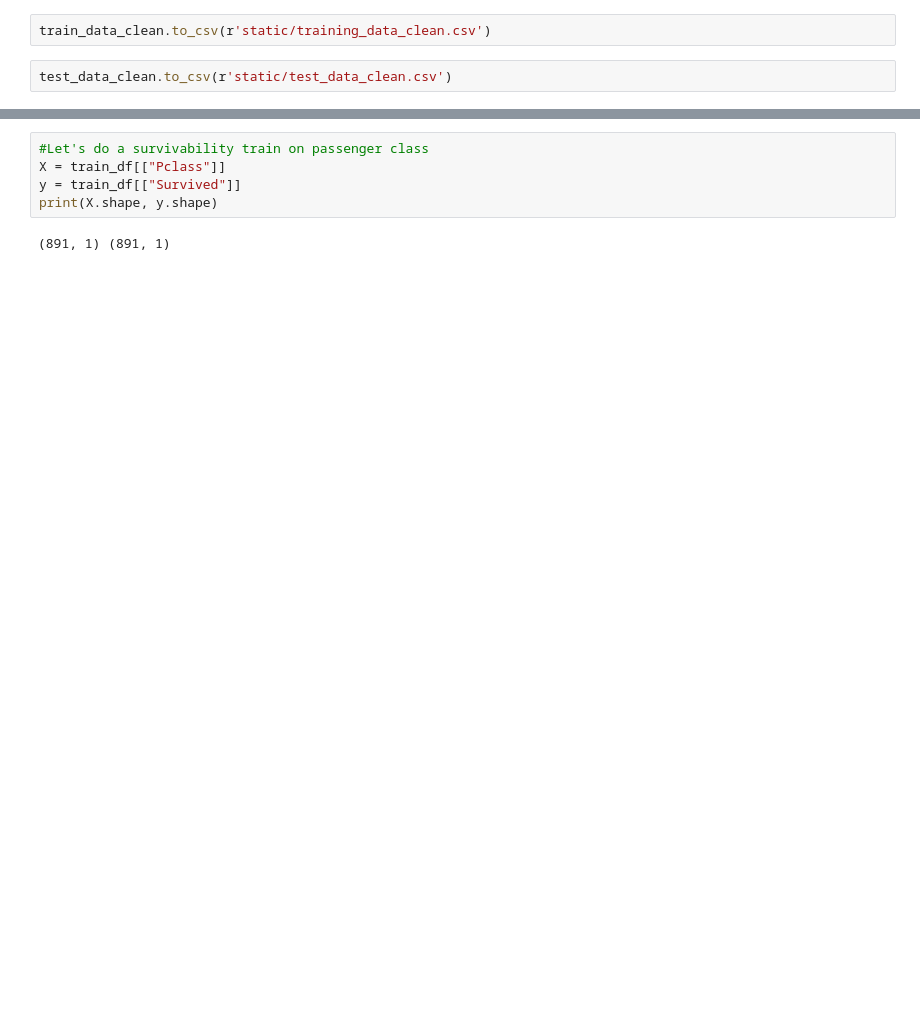
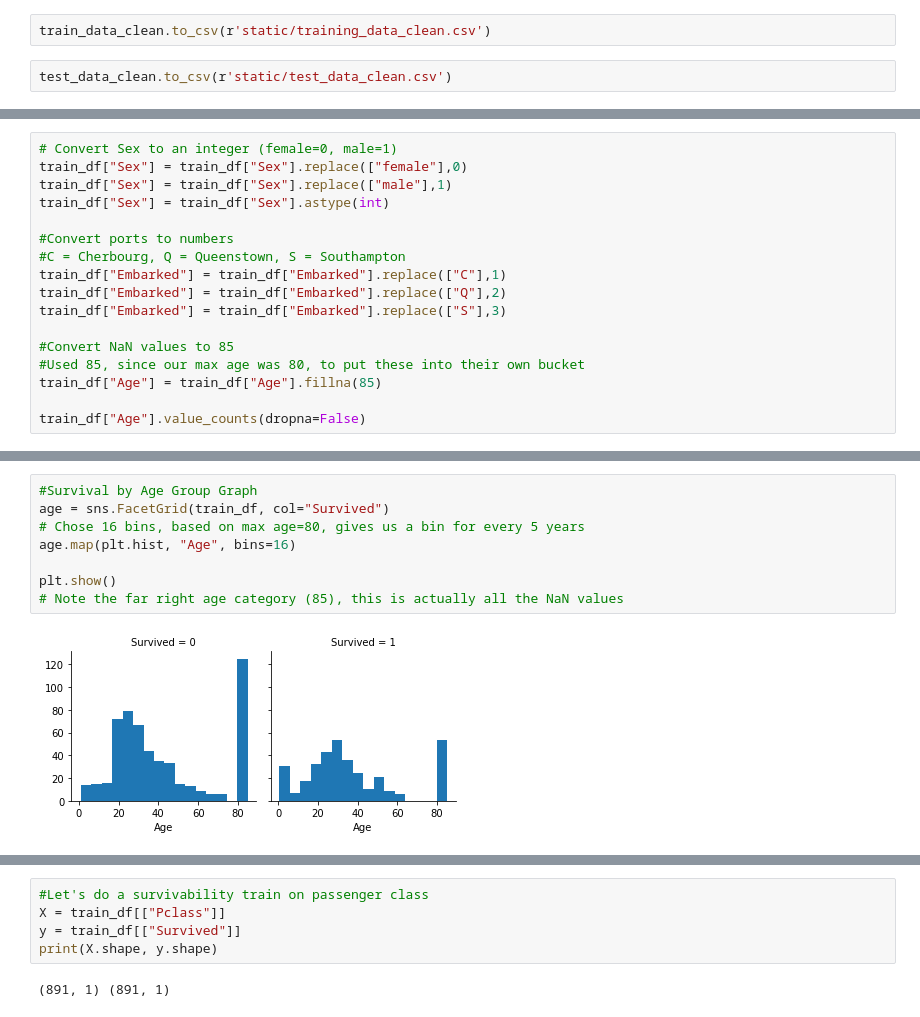
Before and after one commit to MichelleLucio/Titanic-Machine-Learning-Project, a Jupyter notebook: Titanic.ipynb, the cells around one changed output, grey strips where cells are left out. Saved outputs shown, nothing was run; the diff lists cells and outputs as text; blank space fills up the shorter version.

```diff
--- a/Titanic.ipynb
+++ b/Titanic.ipynb
@@ -105,0 +149,17 @@ train_df
+# %%
+# Convert Sex to an integer (female=0, male=1)
+train_df["Sex"] = train_df["Sex"].replace(["female"],0)
+train_df["Sex"] = train_df["Sex"].replace(["male"],1)
+train_df["Sex"] = train_df["Sex"].astype(int)
+
+#Convert ports to numbers
+#C = Cherbourg, Q = Queenstown, S = Southampton
+train_df["Embarked"] = train_df["Embarked"].replace(["C"],1)
+train_df["Embarked"] = train_df["Embarked"].replace(["Q"],2)
+train_df["Embarked"] = train_df["Embarked"].replace(["S"],3)
+
+#Convert NaN values to 85
+#Used 85, since our max age was 80, to put these into their own bucket
+train_df["Age"] = train_df["Age"].fillna(85)
+
+train_df["Age"].value_counts(dropna=False)
@@ -105,0 +223,10 @@ train_df
+# %%
+#Survival by Age Group Graph
+age = sns.FacetGrid(train_df, col="Survived")
+# Chose 16 bins, based on max age=80, gives us a bin for every 5 years
+age.map(plt.hist, "Age", bins=16)
+
+plt.show()
+# Note the far right age category (85), this is actually all the NaN values
+# %% [output]
+[figure, added]
```
Also changed, not shown: parts of 43 cells of this notebook.
